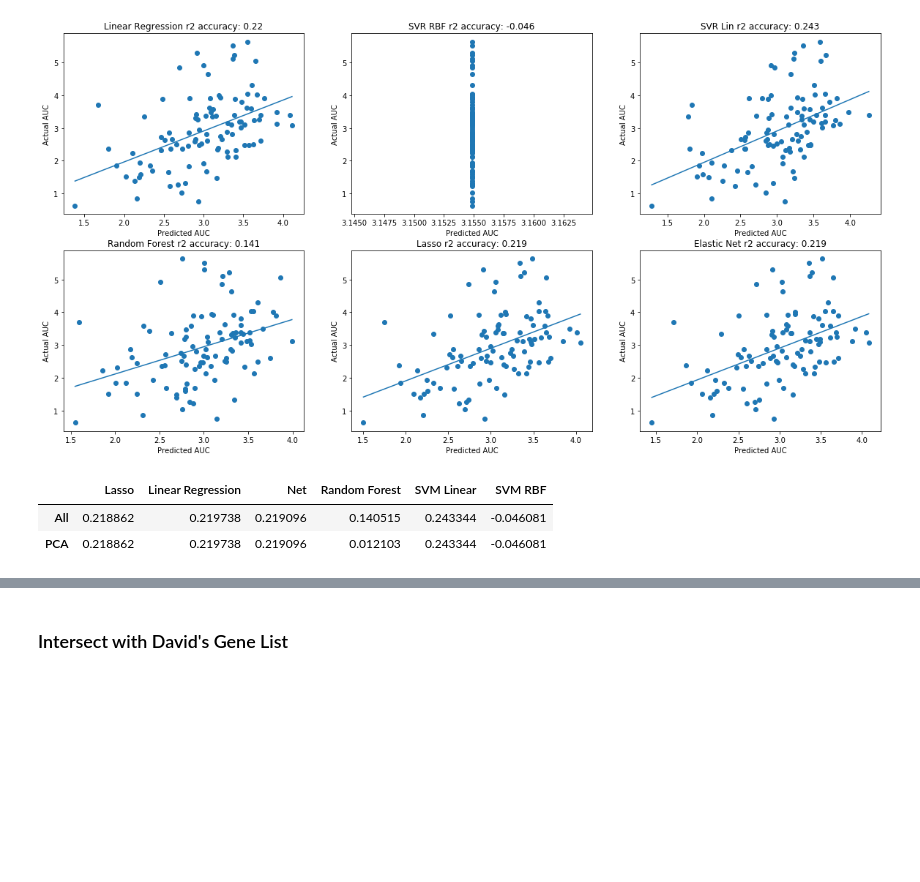
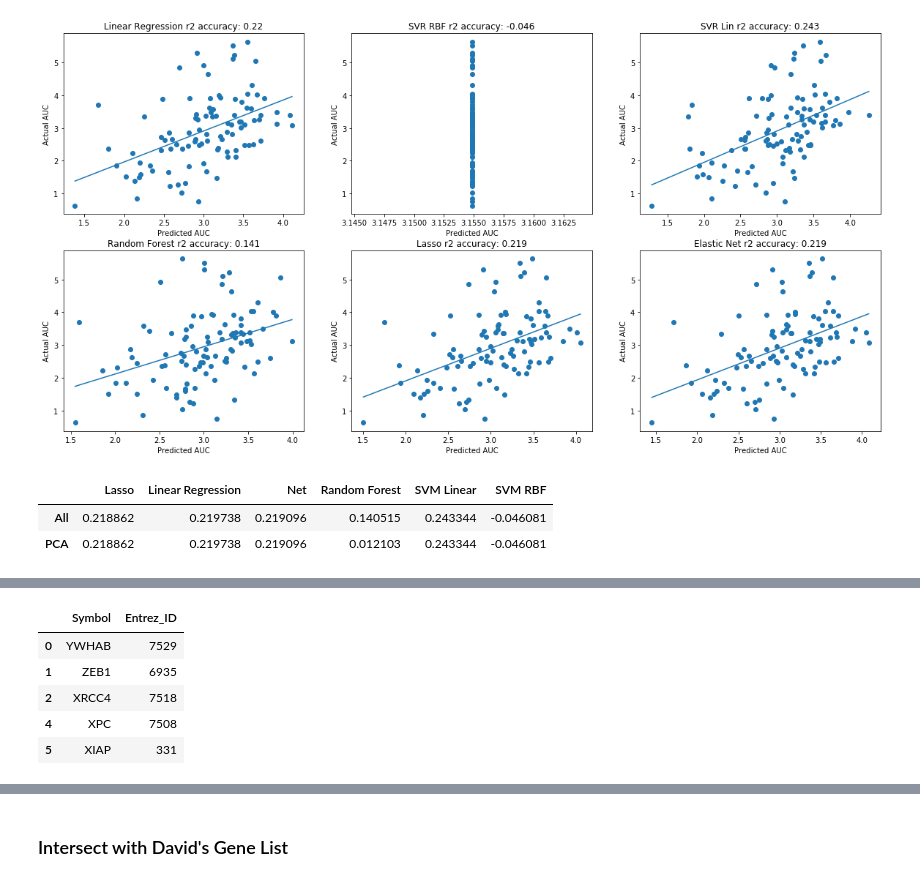
Before and after one commit to charlesriver/radiation, a Jupyter notebook: 498 Dataset.ipynb, the cells around one changed output, grey strips where cells are left out. Saved outputs shown, nothing was run; the diff lists cells and outputs as text; code cells hidden in the pictures; blank space fills up the shorter version.

```diff
--- a/498 Dataset.ipynb
+++ b/498 Dataset.ipynb
@@ -271,0 +276,3 @@ score_df
+# %%
+christie_lst_pd = pd.read_csv('datasets_498/christie_lst.txt', sep ="\t", names=["Symbol"])
+christie_lst_pd.head()
@@ -271,0 +296,18 @@ score_df
+# %%
+entrez_id_lst = []
+for symbol in christie_lst_pd["Symbol"]:
+    entrez_index = entrez_pd.index[entrez_pd['Symbol'] == symbol].tolist()
+    if entrez_index != []:
+        entrez_ID = entrez_pd.get_value(entrez_index[0], "Entrez_ID")
+        entrez_id_lst.append(int(entrez_ID))
+    else:
+        entrez_id_lst.append([])
+christie_lst_pd["Entrez_ID"] = entrez_id_lst
+christie_lst_pd.head()
+# %% [output]
+|  | Symbol | Entrez_ID |
+| 0 | YWHAB | 7529 |
+| 1 | ZEB1 | 6935 |
+| 2 | XRCC4 | 7518 |
+| 4 | XPC | 7508 |
+| 5 | XIAP | 331 |
```
Also changed, not shown: parts of 16 cells of this notebook, 21 other files.
